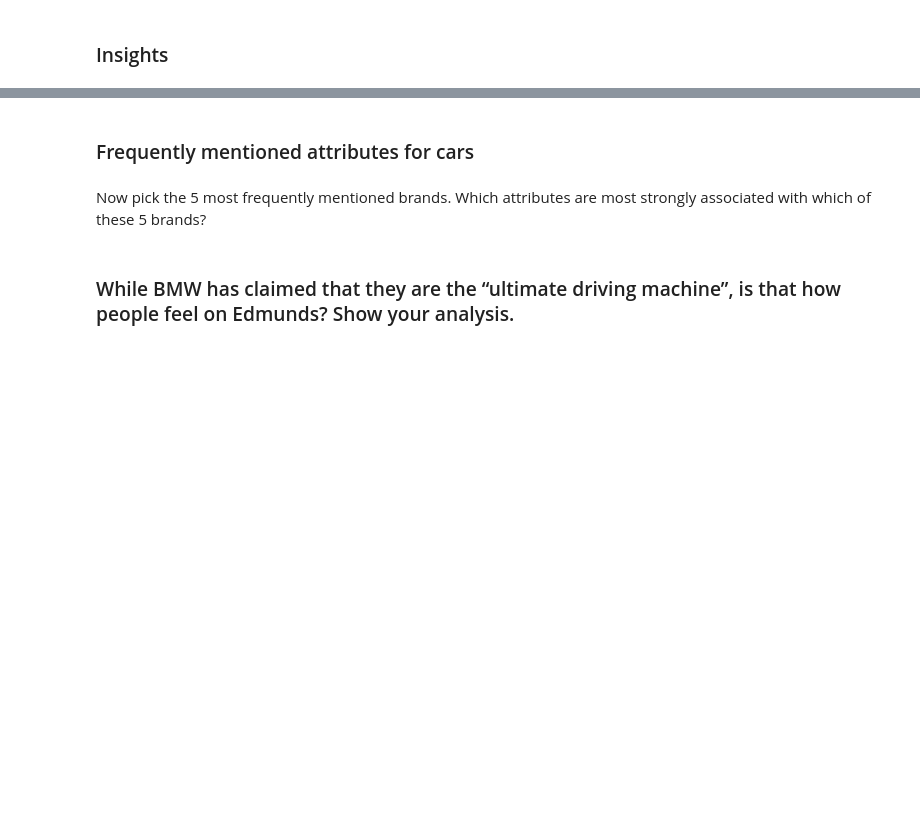
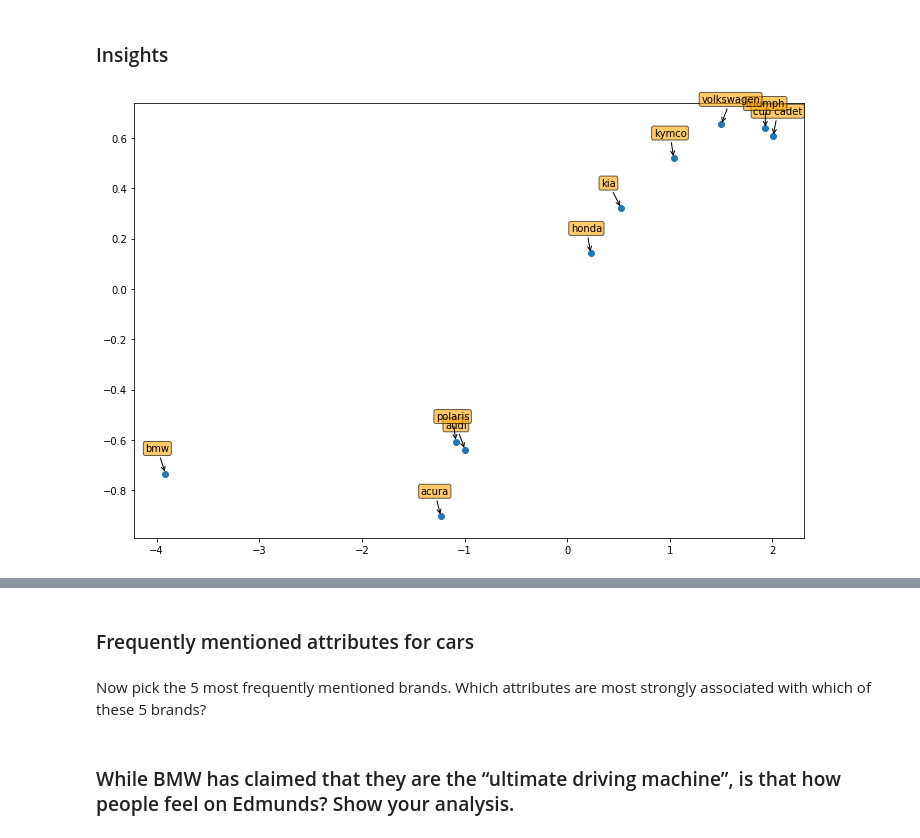
Before and after one commit to abhinaya08/text_analytics, a Jupyter notebook: assignment2/Assignment 2.ipynb, the cells around one changed output, grey strips where cells are left out. Drawn from its saved outputs; the diff is of its cells as text; code cells hidden in the pictures; blank space fills up the shorter version.

```diff
--- a/assignment2/Assignment 2.ipynb
+++ b/assignment2/Assignment 2.ipynb
@@ -175,5 +153,3 @@ def ratio(a, b):
 def get_ratio(a, b):
     r = ratio(a, b)
     return "%s" % float((a/r) / (b/r))
-# %%
-top_brands = rslt_unique[rslt_unique['word'].isin(car_models["make"])].nlargest(10,'frequency')
@@ -197,0 +156,13 @@ SyntaxError: invalid syntax (<ipython-input-92-73950a881e93>, line 1)
+# %%
+#selecting top brands
+def create_mds(num_brands):
+    top_brands = rslt_unique[rslt_unique['word'].isin(car_models["make"])].nlargest(num_brands,'frequency')
+    car_make_df = pd.DataFrame()
+    car_make_df['brand1'] = [x for x in top_brands.word for y in top_brands.word] #if x!=y]
+    car_make_df['brand2'] = [y for x in top_brands.word for y in top_brands.word] #if x!=y]
+    car_make_df['ratio'] = [get_ratio(x,y) for x in top_brands.frequency for y in top_brands.frequency] #if x!=y]
+    xdf = car_make_df.pivot(index="brand1",columns="brand2",values="ratio")
+    mds = MDS(n_components=2,random_state=6)
+    similarities = euclidean_distances(xdf.values.astype(np.float32))
+    res = mds.fit(xdf.values.astype(np.float64))
+    return(xdf,res)
@@ -201,0 +182,6 @@ top_1-_brands = rslt_unique[rslt_unique['word'].isin(car_models["make"])].nlarge
+# %%
+# plot MDS top 10
+lift_df, results = create_mds(num_brands = 10)
+plt_mds(lift_df, results)
+# %% [output]
+[figure, added]
```
Also changed, not shown: parts of 12 cells of this notebook, 2 other files.
